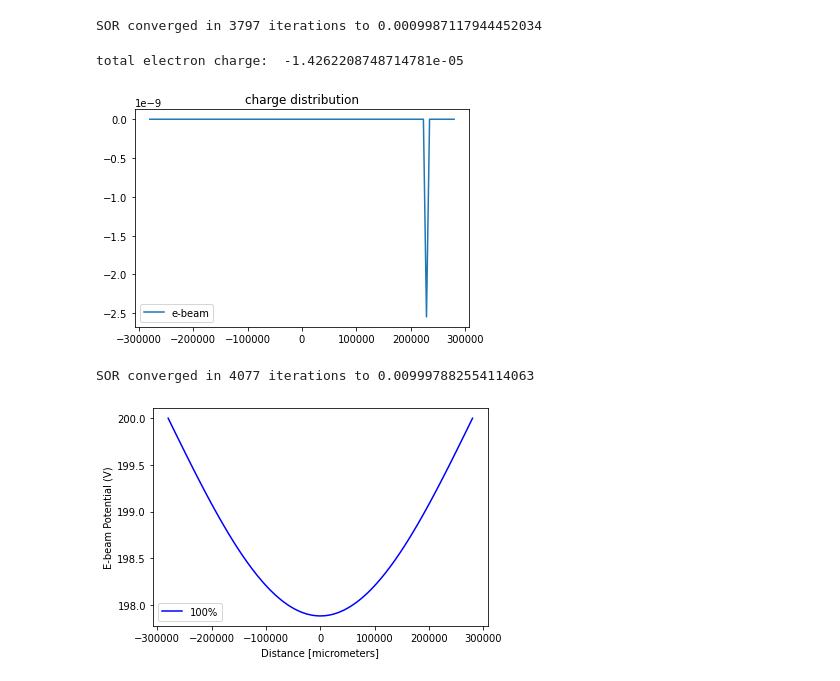
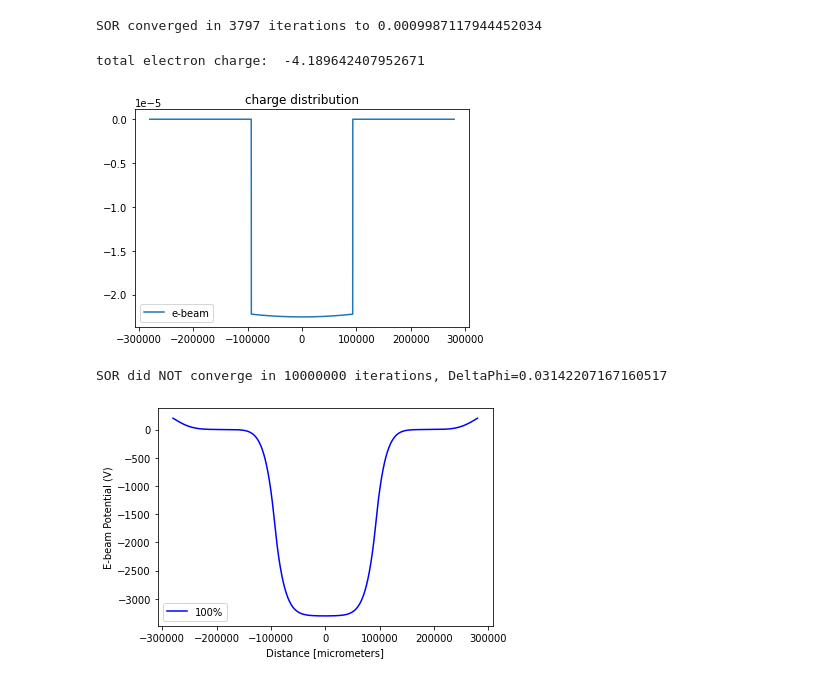
Before and after one commit to adam-hosier/Subtraction_Paper, a Jupyter notebook: 1D Poisson Solver.ipynb, the cells around one changed output. Saved outputs shown, nothing was run; the diff lists cells and outputs as text; code cells hidden in the pictures.

```diff
--- a/1D Poisson Solver.ipynb
+++ b/1D Poisson Solver.ipynb
@@ -255,7 +255,7 @@ def Poisson_Gauss_Seidel_odd_even_1D(Phi, rho, Delta=1.):
                                 + Phi[2:-1:2] + Phi[2:-1:2]) + a * rho[2:-1:2]
     return Phi
 # %%
-Nmax = 100
+Nmax = 100000
 Max_iter = 10000000
 #omega = 1.99
 omega = 1.75
@@ -263,7 +263,7 @@ tol = 1e-2
 echarge = 1.60217663*10**(-19)
 eps0 = 8.854*10**(-12)
 len_trap = 2e-2
-thic = 1e-3
+thic = 2e-2
 r_ebeam = 40 #micrometers - radius of electron beam
 r_dtube = 28e4 #micrometers - radius of middle drift tube
 #lambe = -1.88501*10**(-9) #line charge density of e-beam @ 8keV and 100mA
@@ -271,7 +271,7 @@ qV =  4*10**(12)*7 #*((100)**(3))
 lambe = -echarge*qV * np.pi * (r_ebeam*10**(-6))**2 / (eps0*1e6)
 #lambe = -echarge*qV * (1e-3)**2/ (eps0*1e6)
 #lambe = -echarge*qV*thic*len_trap / (eps0 * 1e6)
-
+xsol = r_ebeam*6
 Nion = 1e12
 Zion = 65
 kT = 2e-12
@@ -308,13 +308,16 @@ Phi3[0] = Vd
 Phi3[Nmax-1] = Vd
 
 
-center = 0.9
+center = 0.5
 for i in range(Nmax):               #potential due to e-beam
     val1 = i/Nmax
-    b1 = center - (r_ebeam/r_dtube)
-    b2 = center + (r_ebeam/r_dtube)
+    # b1 = center - (r_ebeam/r_dtube)
+    # b2 = center + (r_ebeam/r_dtube)
+    b1 = center - (r_ebeam/xsol)
+    b2 = center + (r_ebeam/xsol)
     if val1 < b2 and val1 > b1:
-        rho[i] = lambe#*(r_dtube/Nmax)
+        #rho[i] = lambe#*(r_dtube/Nmax)
+        rho[i] = -echarge*qV*thic*2*np.pi*r_ebeam*np.sqrt(1-(val1-center)**2)#/ (eps0*1e6)
     else:
         rho[i] = 0
 
@@ -335,7 +338,7 @@ plt.legend()
 plt.show()
 plt.close()
 
-Delta = 0.25
+Delta = 1
 
 for n_iter in tqdm(range(Max_iter)):
     Phi_old[:] = Phi
@@ -406,38 +409,38 @@ ionrho = np.zeros_like(Phi3)
 #         residual3[:] = Phi3 - Phi_old3
 #         DeltaPhi = np.linalg.norm(residual3)
 #         if DeltaPhi < tol:
 #             print("SOR_ion converged in {0} iterations to {1}".format(n_iter+1, DeltaPhi))
 #             break
 #             # SOR
 #             Phi3[:] = Phi_old3 + omega*residual3 # = omega*Phi + (1-omega)*Phi_old
 #         else:
 #             print("SOR_ion did NOT converge in {0} iterations, DeltaPhi={1}".format(n_iter+1, DeltaPhi))
 
 
 
 plt.figure()
 plt.ylabel('E-beam Potential (V)')
 #plt.xlabel('Distance (arb)')
 plt.xlabel('Distance [micrometers]')
 #plt.ylim(0, 250)
-#plt.xlim(-r_ebeam*1100, r_ebeam*1100)
+#plt.xlim(-r_ebeam*110, r_ebeam*110)
 #plt.ylim(ymax=0.1)
 
 plt.plot(xp, Phi, c='b', label='100%')
 #plt.plot(xp, Phi2, c='r', label='30%')
 #plt.plot(xp, Phi3, c='g', label='Z=65+ ions')
 plt.legend()
 plt.show()
 
 # f1 = boltzfun(Phi2, Nion*Zion*echarge, kT=kT)
 # f1 = f1 - np.min(f1)
 # area1 = np.trapz(f1, dx=2*r_dtube/Nmax)
 # area1 = Zion/area1 *np.trapz(f1, dx=2*r_dtube/Nmax)
 # %% [output]
-total electron charge:  -1.4262208748714781e-05
+total electron charge:  -4.189642407952671
-[figure, old version]
+[figure, new version]
-SOR converged in 4077 iterations to 0.009997882554114063
+SOR did NOT converge in 10000000 iterations, DeltaPhi=0.03142207167160517
-[figure, old version]
+[figure, new version]
 # %%
 # #plot_surf(Phi, elevation=40, azimuth=20);
 # xp = np.linspace(-r_dtube, r_dtube, num=Nmax)
```
Also changed, not shown: parts of 2 cells of this notebook, 2 other files.
